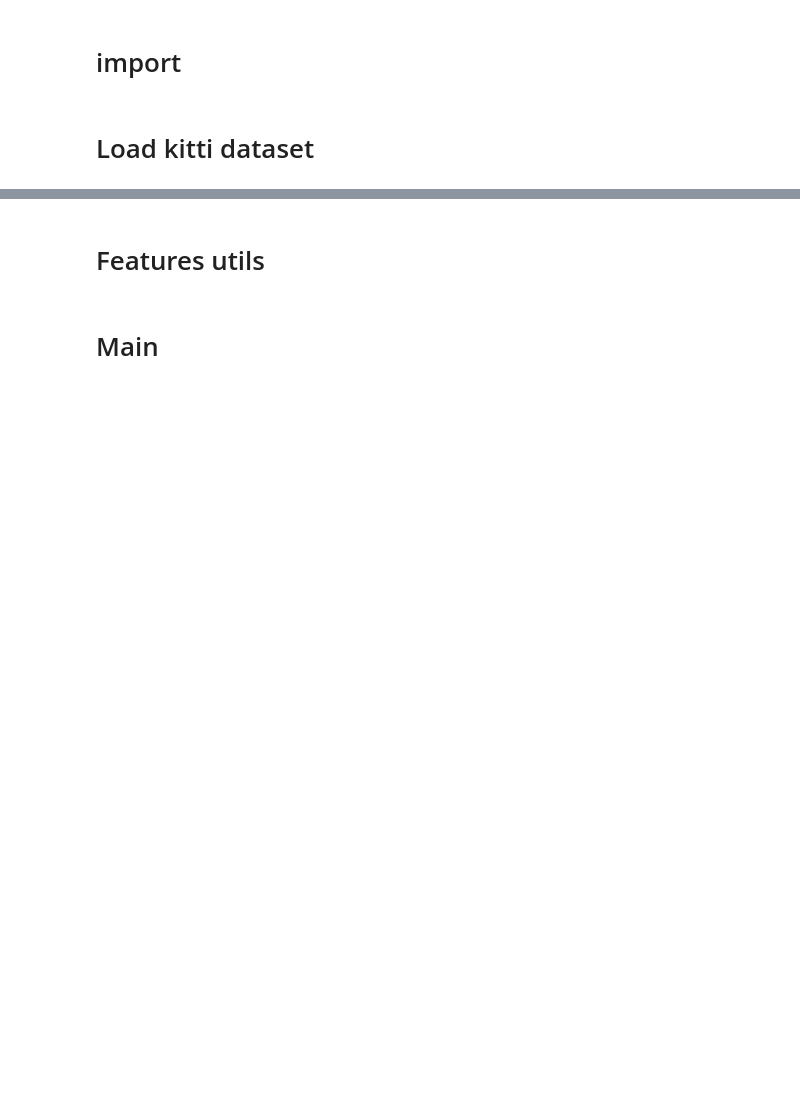
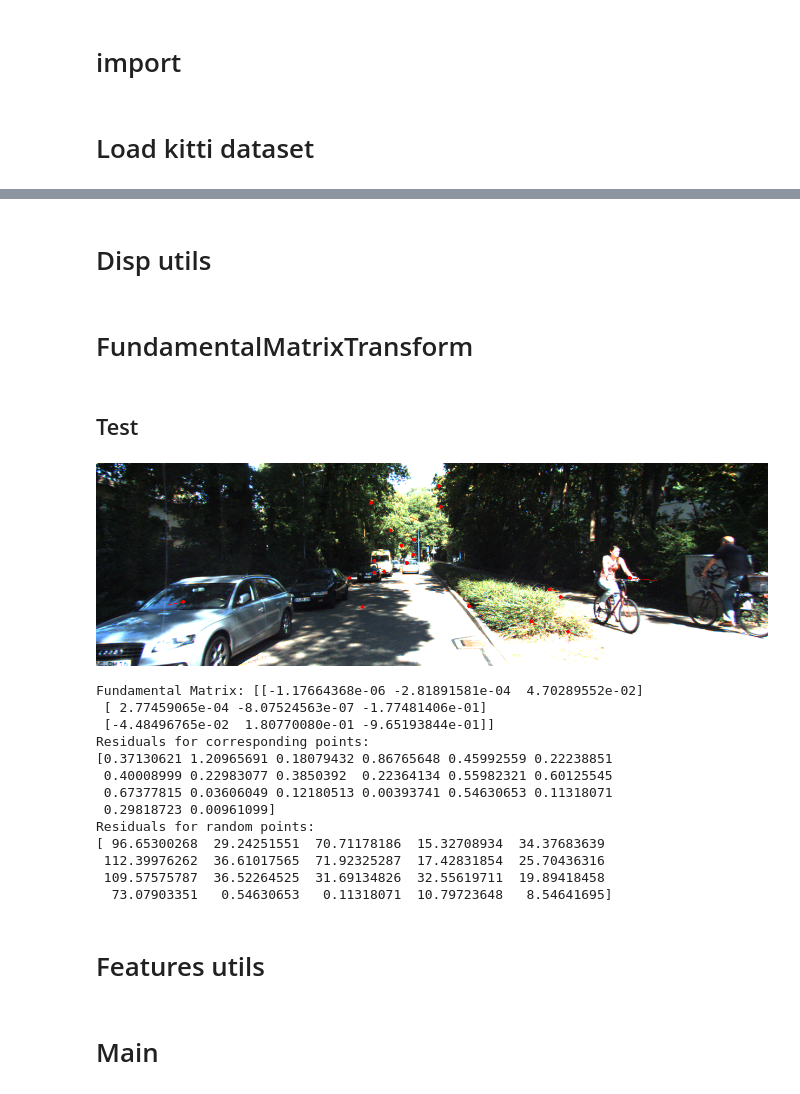
Before and after one commit to aditya-shriwastava/colab-notebooks, a Jupyter notebook: visual_odometry.ipynb, the cells around one changed output, grey strips where cells are left out. Cells and saved outputs as stored; diff of their text form; code cells hidden in the pictures; blank space fills up the shorter version.

```diff
--- a/visual_odometry.ipynb
+++ b/visual_odometry.ipynb
@@ -51,0 +64,13 @@ kitti_imgs = np.array([cv2.imread(img_file_path) for img_file_path in imgs_file_
+# %% [markdown]
+# Disp utils
+# %%
+def disp(img_tn1, kps_tn1, kps_t):
+  disp_img = img_tn1.copy()
+  for kp_tn1, kp_t in zip(kps_tn1, kps_t):
+    start_point = tuple(kp_tn1)
+    end_point = tuple(kp_t)
+    disp_img = cv2.circle(disp_img, start_point, 2, (0, 0, 255), 2)
+    disp_img = cv2.line(disp_img, start_point, end_point, (0, 0, 255), 1)
+  cv2_imshow(disp_img)
+# %% [markdown]
+# FundamentalMatrixTransform
@@ -52,2 +120,43 @@ kitti_imgs = np.array([cv2.imread(img_file_path) for img_file_path in imgs_file_
+# %% [markdown]
+## Test
+# %%
+img_tn1 = kitti_imgs[0]
+img_t = kitti_imgs[1]
+
+# Ground truth corresponding Keypoints in img_tn1 and img_t
+kps_tn1 = np.array([[838,233],[508,73],[514,180],[468,212],[587,141],[492,265],[986,212],[633, 42],[872,311],[544,124],
+                    [804,292],[858,247],[689,264],[161,256],[574,184],[637,80],[532,200],[514,202],[564,152],[586,169]])
+
+kps_t = np.array([[ 848,235],[506,72],[512,180],[462,212],[587,141],[486,268],[1037,217],[632,39],[886,317],[542,124],
+                  [814,298],[867,249],[690,267],[131,262],[572,184],[636,79],[528,200],[512,202],[564,152],[585,169]])
+
+disp(img_tn1, kps_tn1, kps_t)
+
+F = FundamentalMatrixTransform()
+F.estimate(kps_tn1, kps_t)
+
+print(f"Fundamental Matrix: {F.F}")
+
+print("Residuals for corresponding points:")
+print(F.residuals(kps_tn1, kps_t))
+
+print("Residuals for random points:")
+permutation = np.random.choice(range(20), replace=False, size=20)
+print(F.residuals(kps_tn1, kps_t[permutation]))
+# %% [output]
+[figure, added]
+Fundamental Matrix: [[-1.17664368e-06 -2.81891581e-04  4.70289552e-02]
+ [ 2.77459065e-04 -8.07524563e-07 -1.77481406e-01]
+ [-4.48496765e-02  1.80770080e-01 -9.65193844e-01]]
+Residuals for corresponding points:
+[0.37130621 1.20965691 0.18079432 0.86765648 0.45992559 0.22238851
+ 0.40008999 0.22983077 0.3850392  0.22364134 0.55982321 0.60125545
+ 0.67377815 0.03606049 0.12180513 0.00393741 0.54630653 0.11318071
+ 0.29818723 0.00961099]
+Residuals for random points:
+[ 96.65300268  29.24251551  70.71178186  15.32708934  34.37683639
+ 112.39976262  36.61017565  71.92325287  17.42831854  25.70436316
+ 109.57575787  36.52264525  31.69134826  32.55619711  19.89418458
+  73.07903351   0.54630653   0.11318071  10.79723648   8.54641695]
 # %% [markdown]
 # Features utils
```
Also changed, not shown: parts of 8 cells of this notebook.
